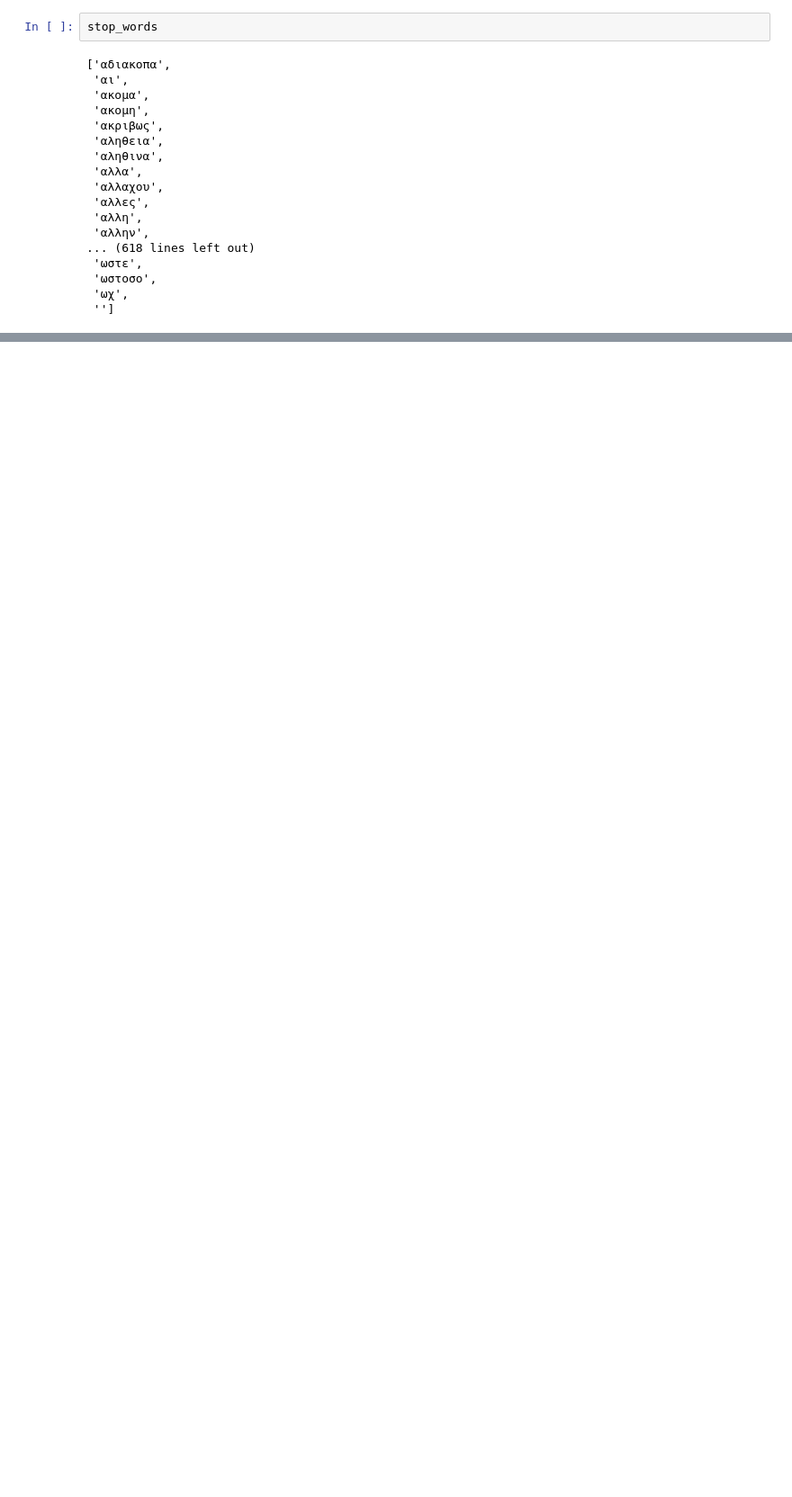
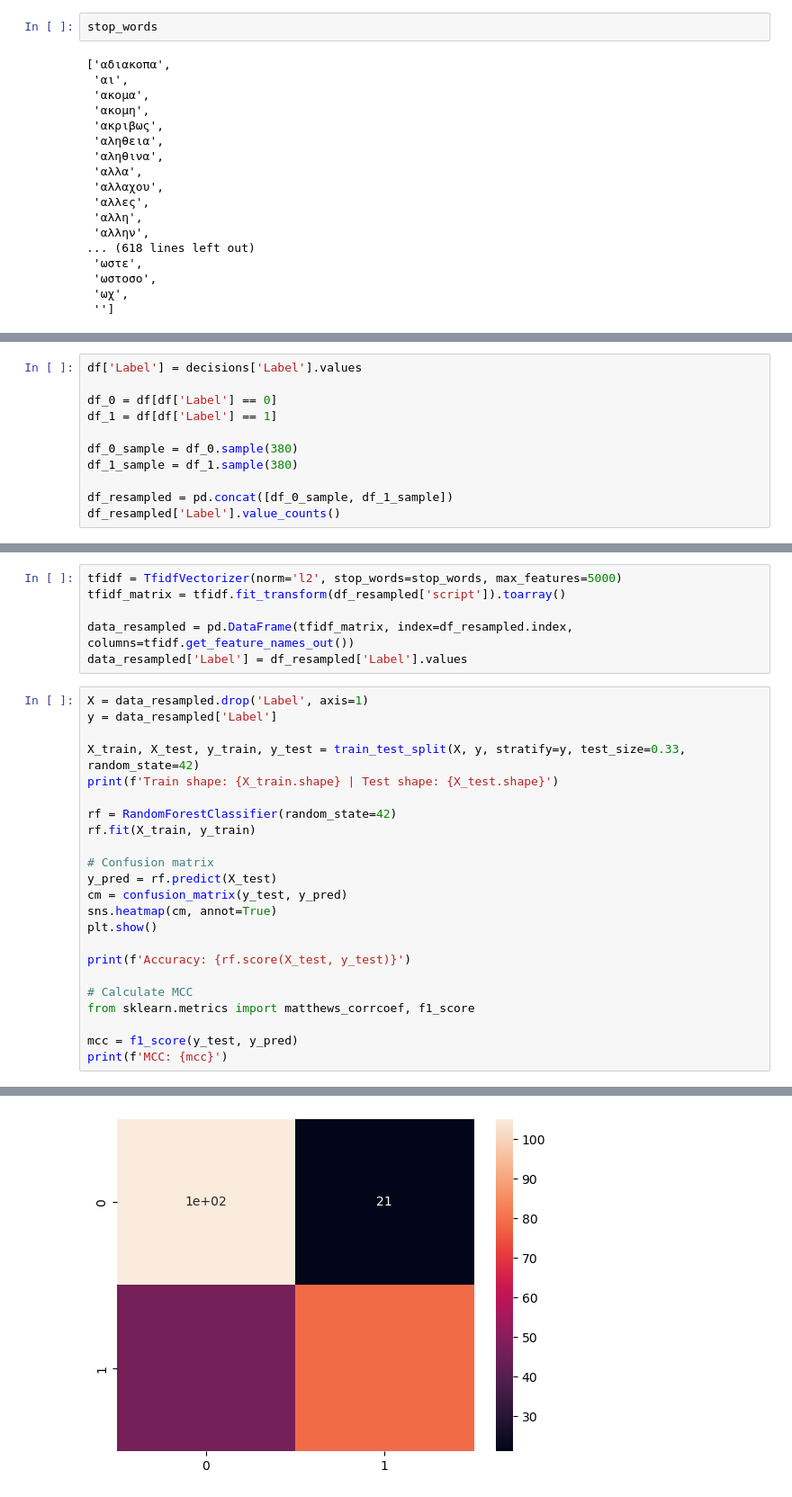
Before and after one commit to kebelouah/decisions_thesis, a Jupyter notebook: word2vec.ipynb, the cells around one changed output, grey strips where cells are left out. Shown: that part at 90% size. Saved outputs shown, nothing was run; the diff lists cells and outputs as text; blank space fills up the shorter version.

```diff
--- a/word2vec.ipynb
+++ b/word2vec.ipynb
@@ -217,0 +241,11 @@ X
+# %%
+df['Label'] = decisions['Label'].values
+
+df_0 = df[df['Label'] == 0]
+df_1 = df[df['Label'] == 1]
+
+df_0_sample = df_0.sample(380)
+df_1_sample = df_1.sample(380)
+
+df_resampled = pd.concat([df_0_sample, df_1_sample])
+df_resampled['Label'].value_counts()
@@ -217,0 +273,30 @@ X
+# %%
+tfidf = TfidfVectorizer(norm='l2', stop_words=stop_words, max_features=5000)
+tfidf_matrix = tfidf.fit_transform(df_resampled['script']).toarray()
+
+data_resampled = pd.DataFrame(tfidf_matrix, index=df_resampled.index, columns=tfidf.get_feature_names_out())
+data_resampled['Label'] = df_resampled['Label'].values
+# %%
+X = data_resampled.drop('Label', axis=1)
+y = data_resampled['Label']
+
+X_train, X_test, y_train, y_test = train_test_split(X, y, stratify=y, test_size=0.33, random_state=42)
+print(f'Train shape: {X_train.shape} | Test shape: {X_test.shape}')
+
+rf = RandomForestClassifier(random_state=42)
+rf.fit(X_train, y_train)
+
+# Confusion matrix
+y_pred = rf.predict(X_test)
+cm = confusion_matrix(y_test, y_pred)
+sns.heatmap(cm, annot=True)
+plt.show()
+
+print(f'Accuracy: {rf.score(X_test, y_test)}')
+
+# Calculate MCC
+from sklearn.metrics import matthews_corrcoef, f1_score
+
+mcc = f1_score(y_test, y_pred)
+print(f'MCC: {mcc}')
+# %% [output]
@@ -217,0 +304 @@ X
+[figure, added]
```
Also changed, not shown: parts of 17 cells of this notebook.
